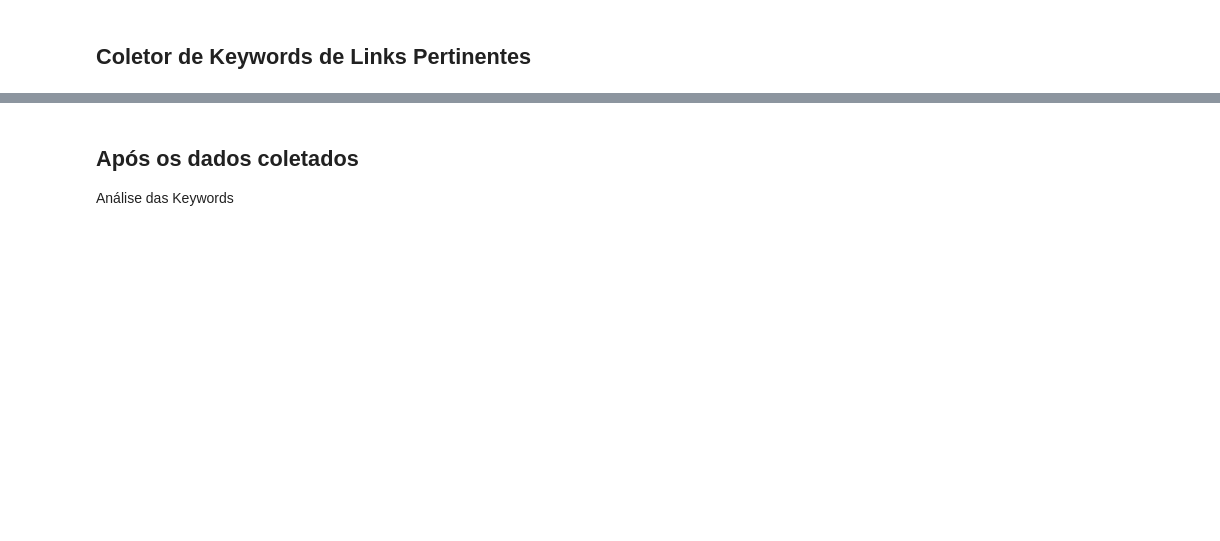
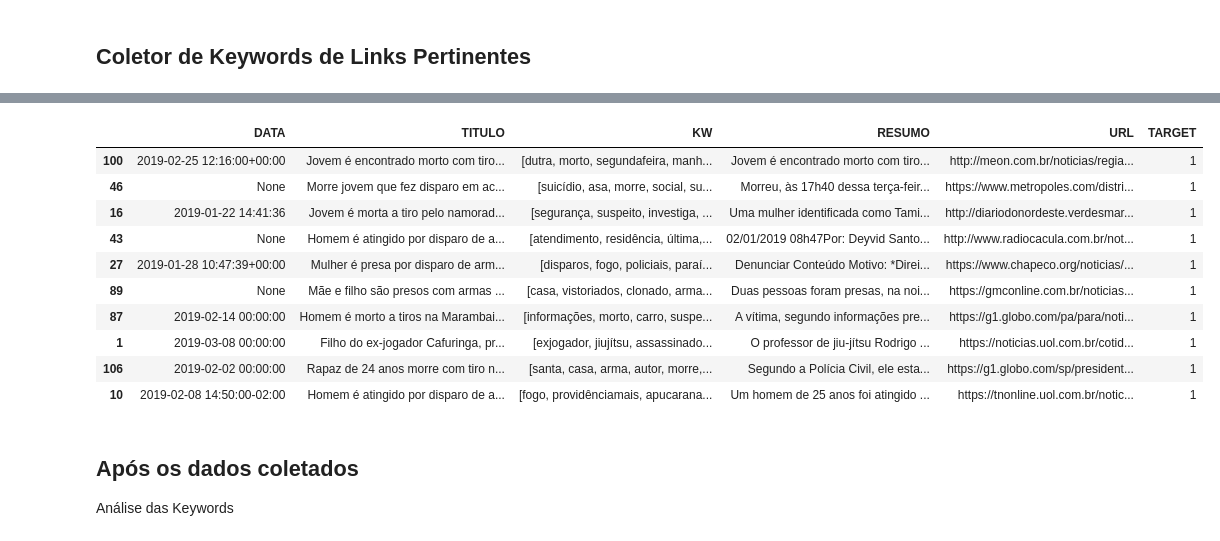
Before and after one commit to dougmrqs/GVABrasil, a Jupyter notebook: KW_gatherer_positive_results.ipynb, the cells around one changed output, grey strips where cells are left out. Drawn from its saved outputs; the diff is of its cells as text; code cells hidden in the pictures; blank space fills up the shorter version.

```diff
--- a/KW_gatherer_positive_results.ipynb
+++ b/KW_gatherer_positive_results.ipynb
@@ -5,8 +5,9 @@ import newspaper # Biblioteca que analisa noticias com suporte a Natural Languag
 import time # Habilita um delay entre os crawls/scraps para que não sufoque os sites acessados, acarretando bloqueio.
 from newspaper import Article
 
-train = 'train_news_positive_results.txt'
+train = 'news_list_positive.txt'
 saved_kw = 'kw_learn_positive_results.txt'
-kw_list_train = 'kw_list_train_positive.txt'
+kw_list_train = 'kw_list_positive.txt'
+tgt = '1' # 0 ou 1, sendo 0 para noticia negativa e 1 para noticia positiva (uso violento ou não de ADF)
 # %%
 # BACKUP DAS KW - Cria uma variável com as leituras do arquivo, para caso este seja sobrescrito.
@@ -16,9 +17,13 @@ fileHandle.close()
 # %%
 kw_list = [] # cria uma lista em branco
+news_dates = [] # lista de data de publicação
+news_titles = [] # lista de titulos
+news_summary = [] # lista de resumos
+news_authors = [] # lista de autores
+news_target = [] # lista de targets
 
 fileHandle = open(train,'r') #Opens the log file of interest
 url_news = fileHandle.readlines() #reads the logfile contents into memory as a list
-#url_news = set(url_news) # remove links duplicados
 fileHandle.close() # fecha o arquivo para não travar a proxima abertura
 # %%
 def get_kw(url):
@@ -88,0 +118,20 @@ with open(kw_list_train, 'w') as f:
+# %%
+data = {'DATA': news_dates, 'TITULO': news_titles,'KW': kw_list,
+        'RESUMO': news_summary,
+        'URL': url_news, 'TARGET': news_target} # as informações serão divididas em duas colunas,
+                                            #cujos valores são as listas formatadas previamente.
+news_df = pd.DataFrame(data, columns=['DATA','TITULO','KW','RESUMO','URL','TARGET'])
+# %%
+news_df.sample(10)
+# %% [output]
+|  | DATA | TITULO | KW | RESUMO | URL | TARGET |
+| 100 | 2019-02-25 12:16:00+00:00 | Jovem é encontrado morto com tiro... | [dutra, morto, segundafeira, manh... | Jovem é encontrado morto com tiro... | http://meon.com.br/noticias/regia... | 1 |
+| 46 | None | Morre jovem que fez disparo em ac... | [suicídio, asa, morre, social, su... | Morreu, às 17h40 dessa terça-feir... | https://www.metropoles.com/distri... | 1 |
+| 16 | 2019-01-22 14:41:36 | Jovem é morta a tiro pelo namorad... | [segurança, suspeito, investiga, ... | Uma mulher identificada como Tami... | http://diariodonordeste.verdesmar... | 1 |
+| 43 | None | Homem é atingido por disparo de a... | [atendimento, residência, última,... | 02/01/2019 08h47Por: Deyvid Santo... | http://www.radiocacula.com.br/not... | 1 |
+| 27 | 2019-01-28 10:47:39+00:00 | Mulher é presa por disparo de arm... | [disparos, fogo, policiais, paraí... | Denunciar Conteúdo Motivo: *Direi... | https://www.chapeco.org/noticias/... | 1 |
+| 89 | None | Mãe e filho são presos com armas ... | [casa, vistoriados, clonado, arma... | Duas pessoas foram presas, na noi... | https://gmconline.com.br/noticias... | 1 |
+| 87 | 2019-02-14 00:00:00 | Homem é morto a tiros na Marambai... | [informações, morto, carro, suspe... | A vítima, segundo informações pre... | https://g1.globo.com/pa/para/noti... | 1 |
+| 1 | 2019-03-08 00:00:00 | Filho do ex-jogador Cafuringa, pr... | [exjogador, jiujítsu, assassinado... | O professor de jiu-jítsu Rodrigo ... | https://noticias.uol.com.br/cotid... | 1 |
+| 106 | 2019-02-02 00:00:00 | Rapaz de 24 anos morre com tiro n... | [santa, casa, arma, autor, morre,... | Segundo a Polícia Civil, ele esta... | https://g1.globo.com/sp/president... | 1 |
+| 10 | 2019-02-08 14:50:00-02:00 | Homem é atingido por disparo de a... | [fogo, providênciamais, apucarana... | Um homem de 25 anos foi atingido ... | https://tnonline.uol.com.br/notic... | 1 |
```
Also changed, not shown: parts of 10 cells of this notebook, 6 other files.
